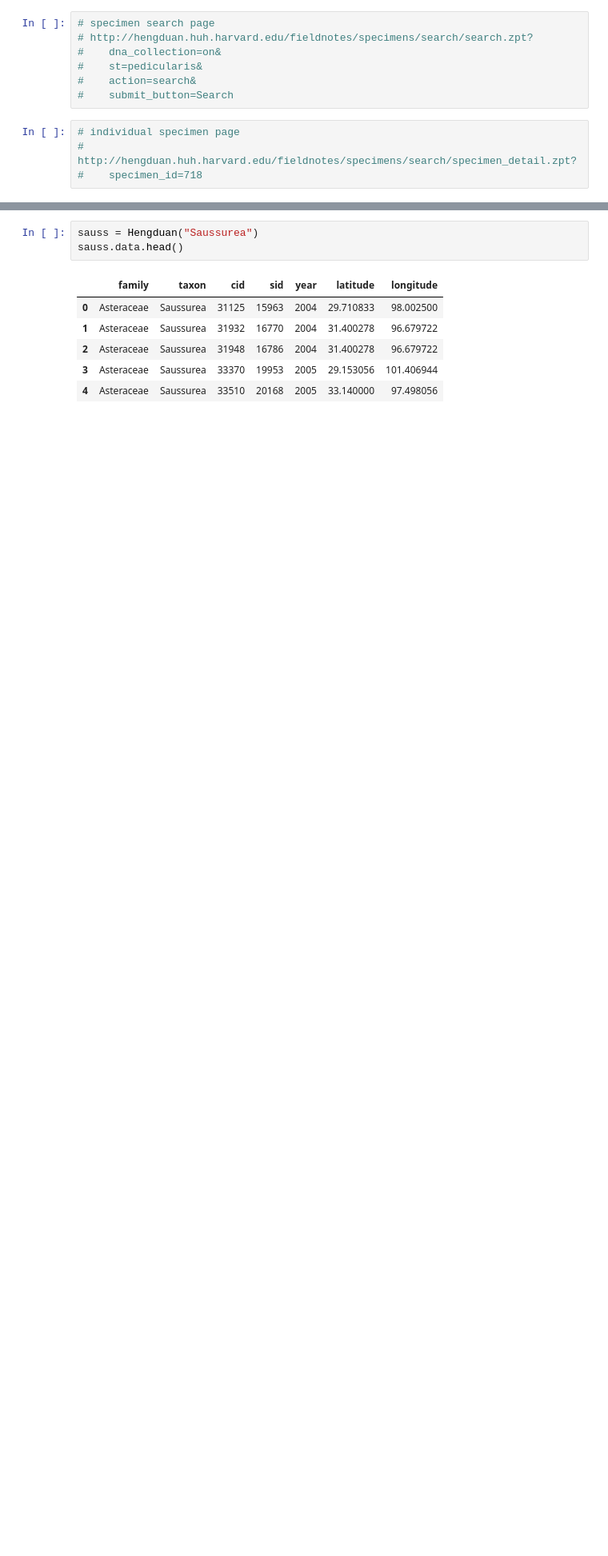
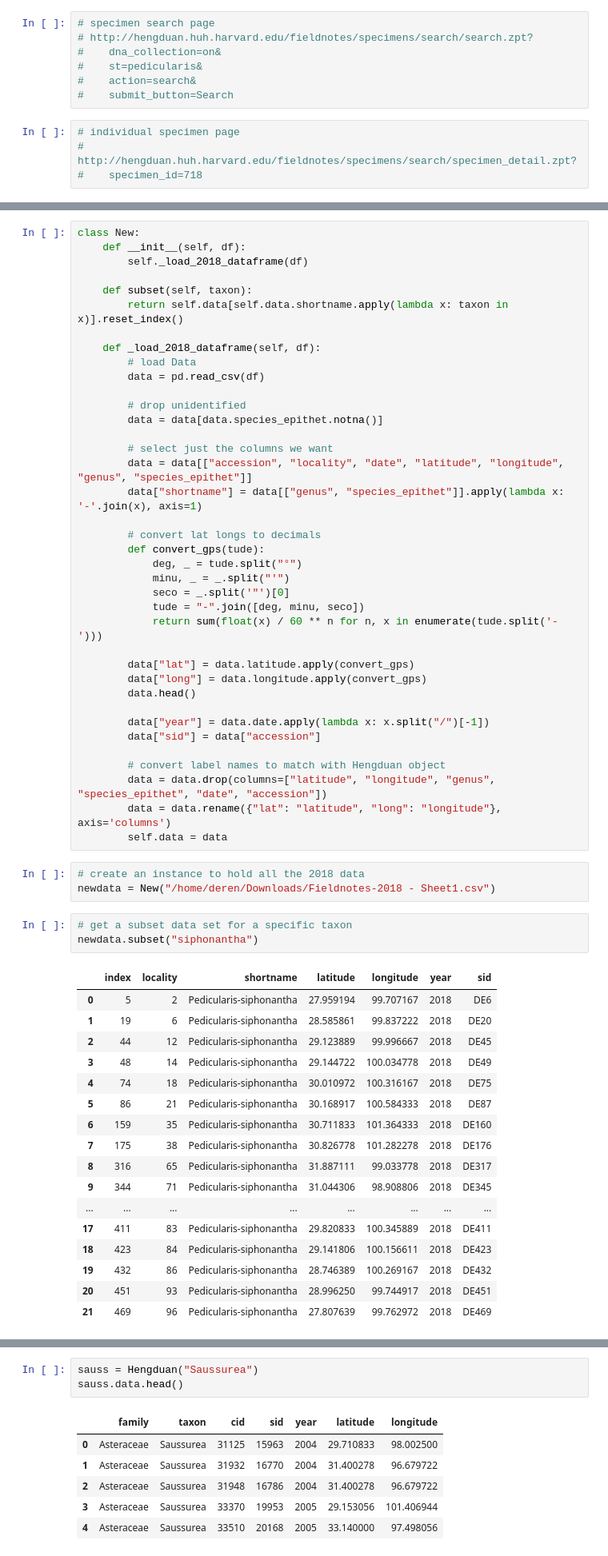
Before and after one commit to eaton-lab/History-migration, a Jupyter notebook: notebooks/nb1-search-Hengduan-database.ipynb, the cells around one changed output, grey strips where cells are left out. Shown: that part at 80% size. Drawn from its saved outputs; the diff is of its cells as text; blank space fills up the shorter version.

```diff
--- a/notebooks/nb1-search-Hengduan-database.ipynb
+++ b/notebooks/nb1-search-Hengduan-database.ipynb
@@ -142,0 +238,62 @@ class Hengduan:
+# %%
+class New:
+    def __init__(self, df):
+        self._load_2018_dataframe(df)
+
+    def subset(self, taxon):
+        return self.data[self.data.shortname.apply(lambda x: taxon in x)].reset_index()
+
+    def _load_2018_dataframe(self, df):
+        # load Data
+        data = pd.read_csv(df)
+
+        # drop unidentified
+        data = data[data.species_epithet.notna()]
+
+        # select just the columns we want
+        data = data[["accession", "locality", "date", "latitude", "longitude", "genus", "species_epithet"]]
+        data["shortname"] = data[["genus", "species_epithet"]].apply(lambda x: '-'.join(x), axis=1)
+
+        # convert lat longs to decimals
+        def convert_gps(tude):
+            deg, _ = tude.split("°")
+            minu, _ = _.split("'")
+            seco = _.split('"')[0]
+            tude = "-".join([deg, minu, seco])
+            return sum(float(x) / 60 ** n for n, x in enumerate(tude.split('-')))
+
+        data["lat"] = data.latitude.apply(convert_gps)
+        data["long"] = data.longitude.apply(convert_gps)
+        data.head()
+
+        data["year"] = data.date.apply(lambda x: x.split("/")[-1])
+        data["sid"] = data["accession"]
+
+        # convert label names to match with Hengduan object
+        data = data.drop(columns=["latitude", "longitude", "genus", "species_epithet", "date", "accession"])
+        data = data.rename({"lat": "latitude", "long": "longitude"}, axis='columns')
+        self.data = data
+# %%
+# create an instance to hold all the 2018 data
+newdata = New("/home/deren/Downloads/Fieldnotes-2018 - Sheet1.csv")
+# %%
+# get a subset data set for a specific taxon
+newdata.subset("siphonantha")
+# %% [output]
+|  | index | locality | shortname | latitude | longitude | year | sid |
+| 0 | 5 | 2 | Pedicularis-siphonantha | 27.959194 | 99.707167 | 2018 | DE6 |
+| 1 | 19 | 6 | Pedicularis-siphonantha | 28.585861 | 99.837222 | 2018 | DE20 |
+| 2 | 44 | 12 | Pedicularis-siphonantha | 29.123889 | 99.996667 | 2018 | DE45 |
+| 3 | 48 | 14 | Pedicularis-siphonantha | 29.144722 | 100.034778 | 2018 | DE49 |
+| 4 | 74 | 18 | Pedicularis-siphonantha | 30.010972 | 100.316167 | 2018 | DE75 |
+| 5 | 86 | 21 | Pedicularis-siphonantha | 30.168917 | 100.584333 | 2018 | DE87 |
+| 6 | 159 | 35 | Pedicularis-siphonantha | 30.711833 | 101.364333 | 2018 | DE160 |
+| 7 | 175 | 38 | Pedicularis-siphonantha | 30.826778 | 101.282278 | 2018 | DE176 |
+| 8 | 316 | 65 | Pedicularis-siphonantha | 31.887111 | 99.033778 | 2018 | DE317 |
+| 9 | 344 | 71 | Pedicularis-siphonantha | 31.044306 | 98.908806 | 2018 | DE345 |
+| ... | ... | ... | ... | ... | ... | ... | ... |
+| 17 | 411 | 83 | Pedicularis-siphonantha | 29.820833 | 100.345889 | 2018 | DE411 |
+| 18 | 423 | 84 | Pedicularis-siphonantha | 29.141806 | 100.156611 | 2018 | DE423 |
+| 19 | 432 | 86 | Pedicularis-siphonantha | 28.746389 | 100.269167 | 2018 | DE432 |
+| 20 | 451 | 93 | Pedicularis-siphonantha | 28.996250 | 99.744917 | 2018 | DE451 |
+| 21 | 469 | 96 | Pedicularis-siphonantha | 27.807639 | 99.762972 | 2018 | DE469 |
```
Also changed, not shown: parts of 25 cells of this notebook.
